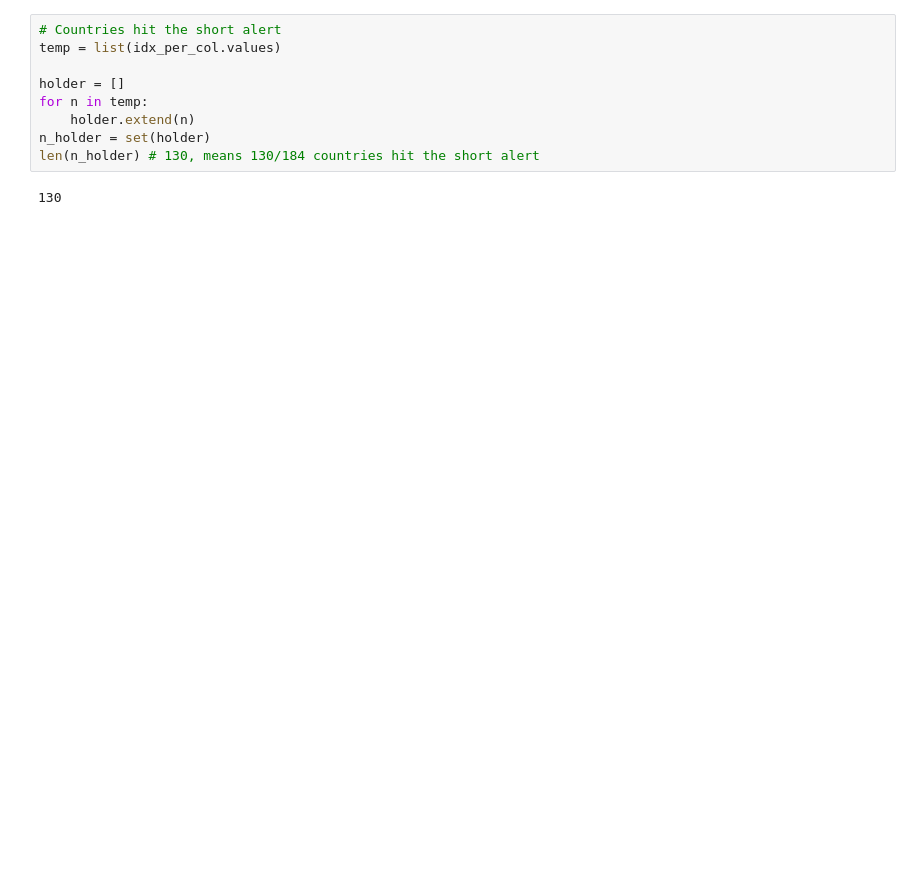
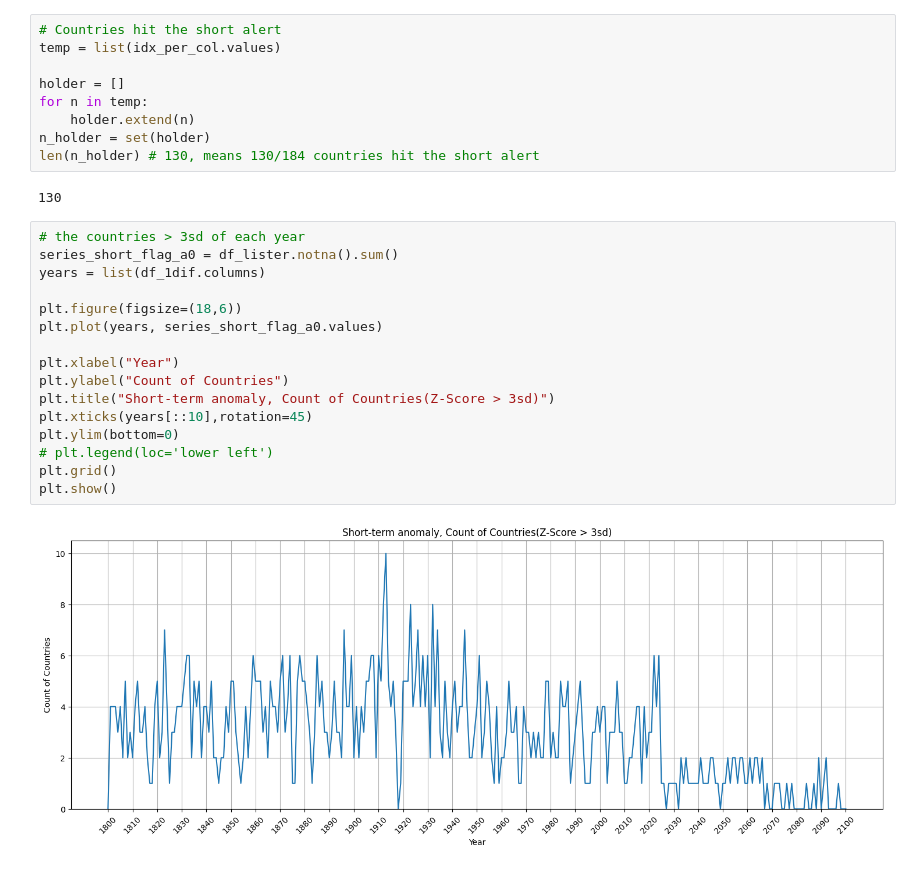
Before and after one commit to RaphaFang/sdu-25-final-team-project, a Jupyter notebook: modules/si_yu.ipynb, the cells around one changed output. Saved outputs shown, nothing was run; the diff lists cells and outputs as text; blank space fills up the shorter version.

```diff
--- a/modules/si_yu.ipynb
+++ b/modules/si_yu.ipynb
@@ -76,4 +58,22 @@ n_holder = set(holder)
 len(n_holder) # 130, means 130/184 countries hit the short alert
 # %% [output]
 130
+# %%
+# the countries > 3sd of each year
+series_short_flag_a0 = df_lister.notna().sum()
+years = list(df_1dif.columns)
+
+plt.figure(figsize=(18,6))
+plt.plot(years, series_short_flag_a0.values)
+
+plt.xlabel("Year")
+plt.ylabel("Count of Countries")
+plt.title("Short-term anomaly, Count of Countries(Z-Score > 3sd)")
+plt.xticks(years[::10],rotation=45)
+plt.ylim(bottom=0)
+# plt.legend(loc='lower left')
+plt.grid()
+plt.show()
+# %% [output]
+[figure, new version]
 # %%
```
Also changed, not shown: parts of 15 cells of this notebook.
